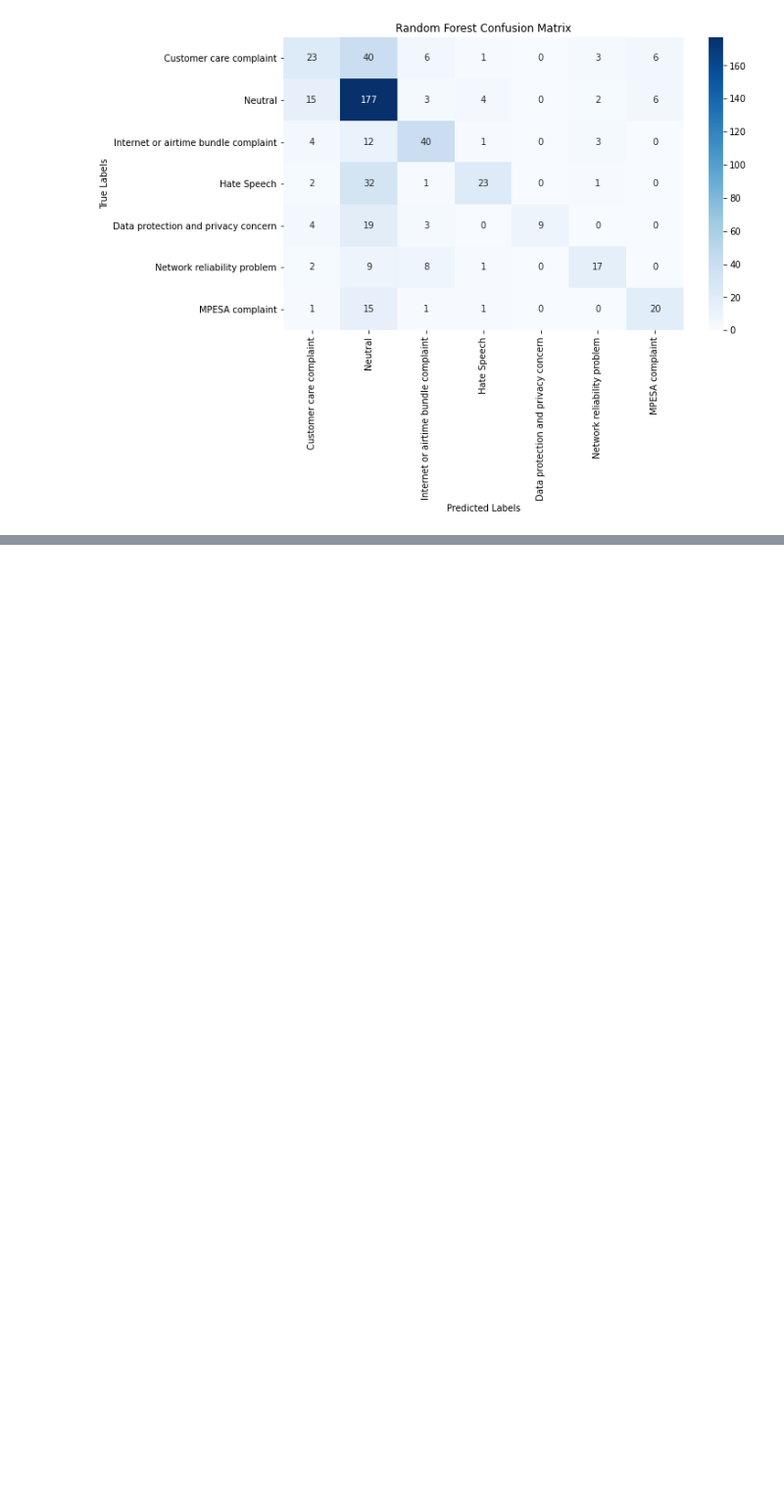
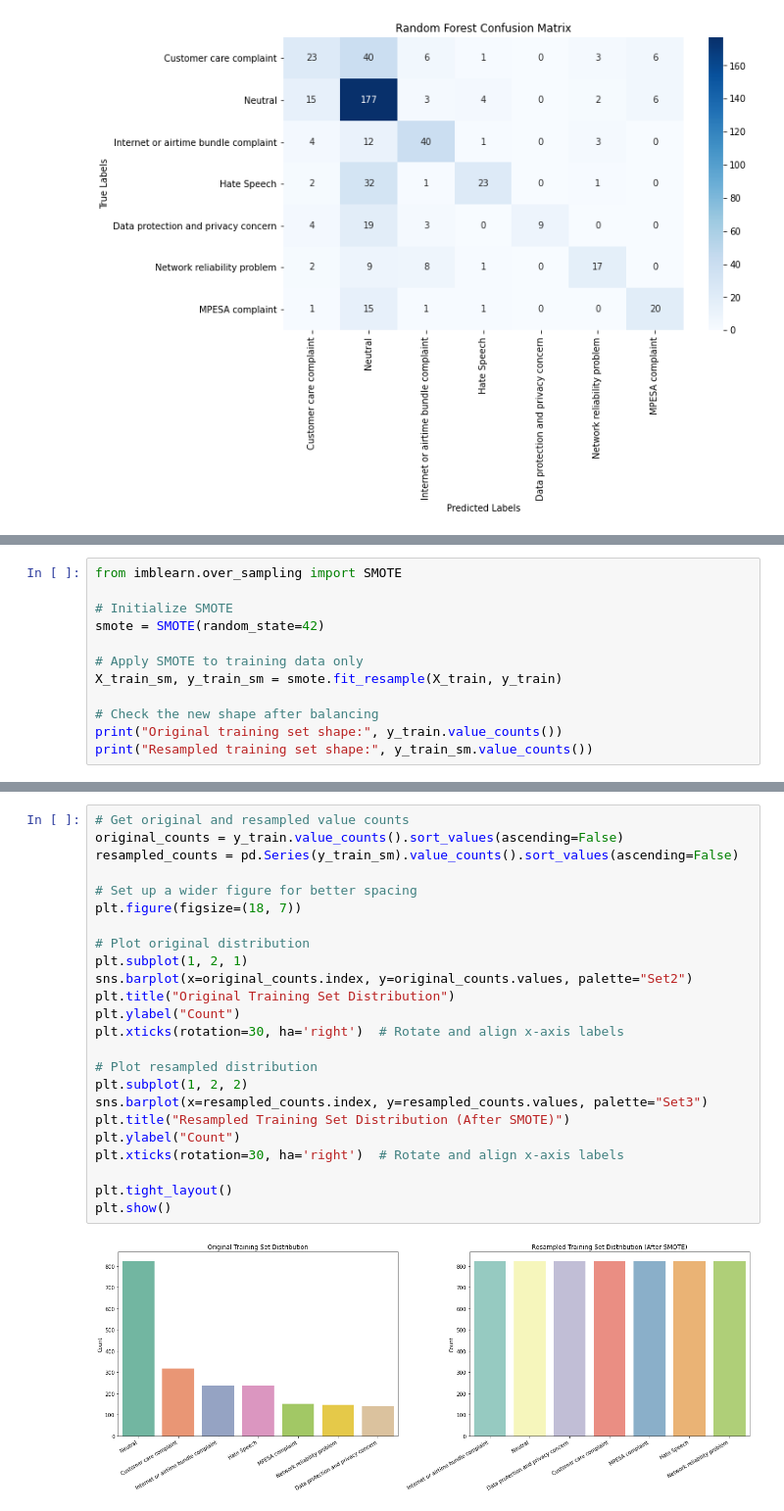
Before and after one commit to Patricknmaina/online_hate-speech_and_complaints_detection, a Jupyter notebook: online_hate-speech_and_complaints_detection/safcom.ipynb, the cells around one changed output, grey strips where cells are left out. Shown: that part at 98% size. Drawn from its saved outputs; the diff is of its cells as text; blank space fills up the shorter version.

Commit message:
balancing dataset

```diff
--- a/online_hate-speech_and_complaints_detection/safcom.ipynb
+++ b/online_hate-speech_and_complaints_detection/safcom.ipynb
@@ -713,0 +775,12 @@ Internet or airtime bundle complaint       0.65      0.67      0.66        60
+# %%
+from imblearn.over_sampling import SMOTE
+
+# Initialize SMOTE
+smote = SMOTE(random_state=42)
+
+# Apply SMOTE to training data only
+X_train_sm, y_train_sm = smote.fit_resample(X_train, y_train)
+
+# Check the new shape after balancing
+print("Original training set shape:", y_train.value_counts())
+print("Resampled training set shape:", y_train_sm.value_counts())
@@ -713,0 +804,26 @@ Internet or airtime bundle complaint       0.65      0.67      0.66        60
+# %%
+# Get original and resampled value counts
+original_counts = y_train.value_counts().sort_values(ascending=False)
+resampled_counts = pd.Series(y_train_sm).value_counts().sort_values(ascending=False)
+
+# Set up a wider figure for better spacing
+plt.figure(figsize=(18, 7))
+
+# Plot original distribution
+plt.subplot(1, 2, 1)
+sns.barplot(x=original_counts.index, y=original_counts.values, palette="Set2")
+plt.title("Original Training Set Distribution")
+plt.ylabel("Count")
+plt.xticks(rotation=30, ha='right')  # Rotate and align x-axis labels
+
+# Plot resampled distribution
+plt.subplot(1, 2, 2)
+sns.barplot(x=resampled_counts.index, y=resampled_counts.values, palette="Set3")
+plt.title("Resampled Training Set Distribution (After SMOTE)")
+plt.ylabel("Count")
+plt.xticks(rotation=30, ha='right')  # Rotate and align x-axis labels
+
+plt.tight_layout()
+plt.show()
+# %% [output]
+[figure, added]
```
Also changed, not shown: parts of 6 cells of this notebook.
